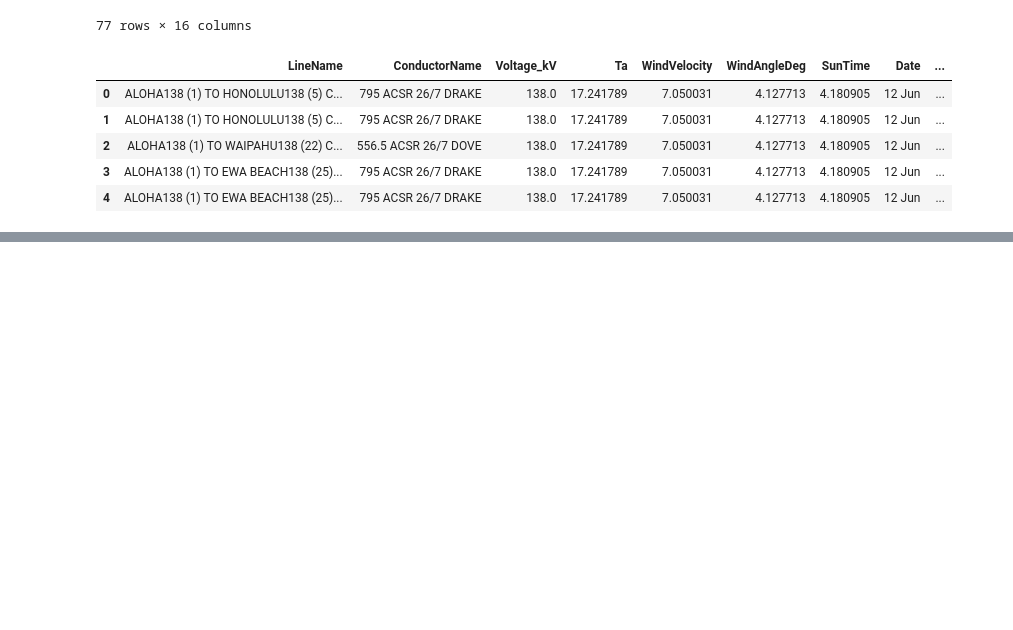
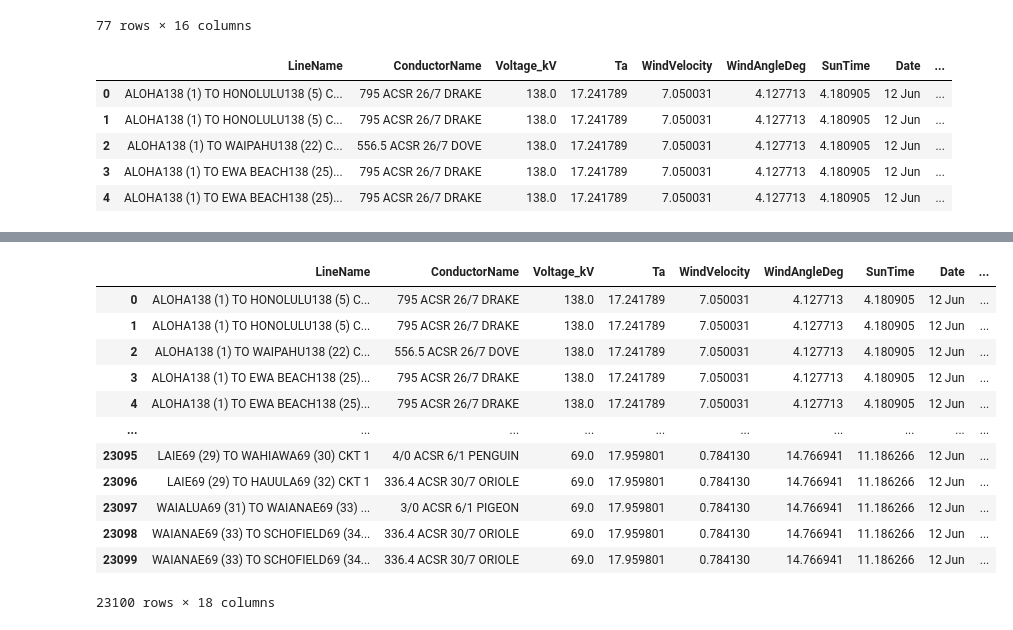
Before and after one commit to AvaS11/HackOHI-O-2025, a Jupyter notebook: newNotebook.ipynb, the cells around one changed output, grey strips where cells are left out. Saved outputs shown, nothing was run; the diff lists cells and outputs as text; code cells hidden in the pictures; blank space fills up the shorter version.

```diff
--- a/newNotebook.ipynb
+++ b/newNotebook.ipynb
@@ -298,3 +324,24 @@ for file in os.listdir(folder):
 
 combined_df = pd.concat(dfs, ignore_index=True)
 combined_df.to_csv("combined_line_ratings_output.csv", index=False)  # ✅ add .csv extension
+# %%
+# add s_nom from geo_df to synthetic_df
+synthetic_df = synthetic_df.merge(geo_df[['LineName', 's_nom']], on='LineName', how='left')
+display(synthetic_df)
+
+# add new loading percent column
+synthetic_df['Loading_Percent'] = (synthetic_df['Rating_MVA'] / synthetic_df['s_nom'].max()) * 100
+# %% [output]
+|  | LineName | ConductorName | Voltage_kV | Ta | WindVelocity | WindAngleDeg | SunTime | Date | ... |
+| 0 | ALOHA138 (1) TO HONOLULU138 (5) C... | 795 ACSR 26/7 DRAKE | 138.0 | 17.241789 | 7.050031 | 4.127713 | 4.180905 | 12 Jun | ... |
+| 1 | ALOHA138 (1) TO HONOLULU138 (5) C... | 795 ACSR 26/7 DRAKE | 138.0 | 17.241789 | 7.050031 | 4.127713 | 4.180905 | 12 Jun | ... |
+| 2 | ALOHA138 (1) TO WAIPAHU138 (22) C... | 556.5 ACSR 26/7 DOVE | 138.0 | 17.241789 | 7.050031 | 4.127713 | 4.180905 | 12 Jun | ... |
+| 3 | ALOHA138 (1) TO EWA BEACH138 (25)... | 795 ACSR 26/7 DRAKE | 138.0 | 17.241789 | 7.050031 | 4.127713 | 4.180905 | 12 Jun | ... |
+| 4 | ALOHA138 (1) TO EWA BEACH138 (25)... | 795 ACSR 26/7 DRAKE | 138.0 | 17.241789 | 7.050031 | 4.127713 | 4.180905 | 12 Jun | ... |
+| ... | ... | ... | ... | ... | ... | ... | ... | ... | ... |
+| 23095 | LAIE69 (29) TO WAHIAWA69 (30) CKT 1 | 4/0 ACSR 6/1 PENGUIN | 69.0 | 17.959801 | 0.784130 | 14.766941 | 11.186266 | 12 Jun | ... |
+| 23096 | LAIE69 (29) TO HAUULA69 (32) CKT 1 | 336.4 ACSR 30/7 ORIOLE | 69.0 | 17.959801 | 0.784130 | 14.766941 | 11.186266 | 12 Jun | ... |
+| 23097 | WAIALUA69 (31) TO WAIANAE69 (33) ... | 3/0 ACSR 6/1 PIGEON | 69.0 | 17.959801 | 0.784130 | 14.766941 | 11.186266 | 12 Jun | ... |
+| 23098 | WAIANAE69 (33) TO SCHOFIELD69 (34... | 336.4 ACSR 30/7 ORIOLE | 69.0 | 17.959801 | 0.784130 | 14.766941 | 11.186266 | 12 Jun | ... |
+| 23099 | WAIANAE69 (33) TO SCHOFIELD69 (34... | 336.4 ACSR 30/7 ORIOLE | 69.0 | 17.959801 | 0.784130 | 14.766941 | 11.186266 | 12 Jun | ... |
+23100 rows × 18 columns
```
Also changed, not shown: parts of 10 cells of this notebook, 3 other files.
